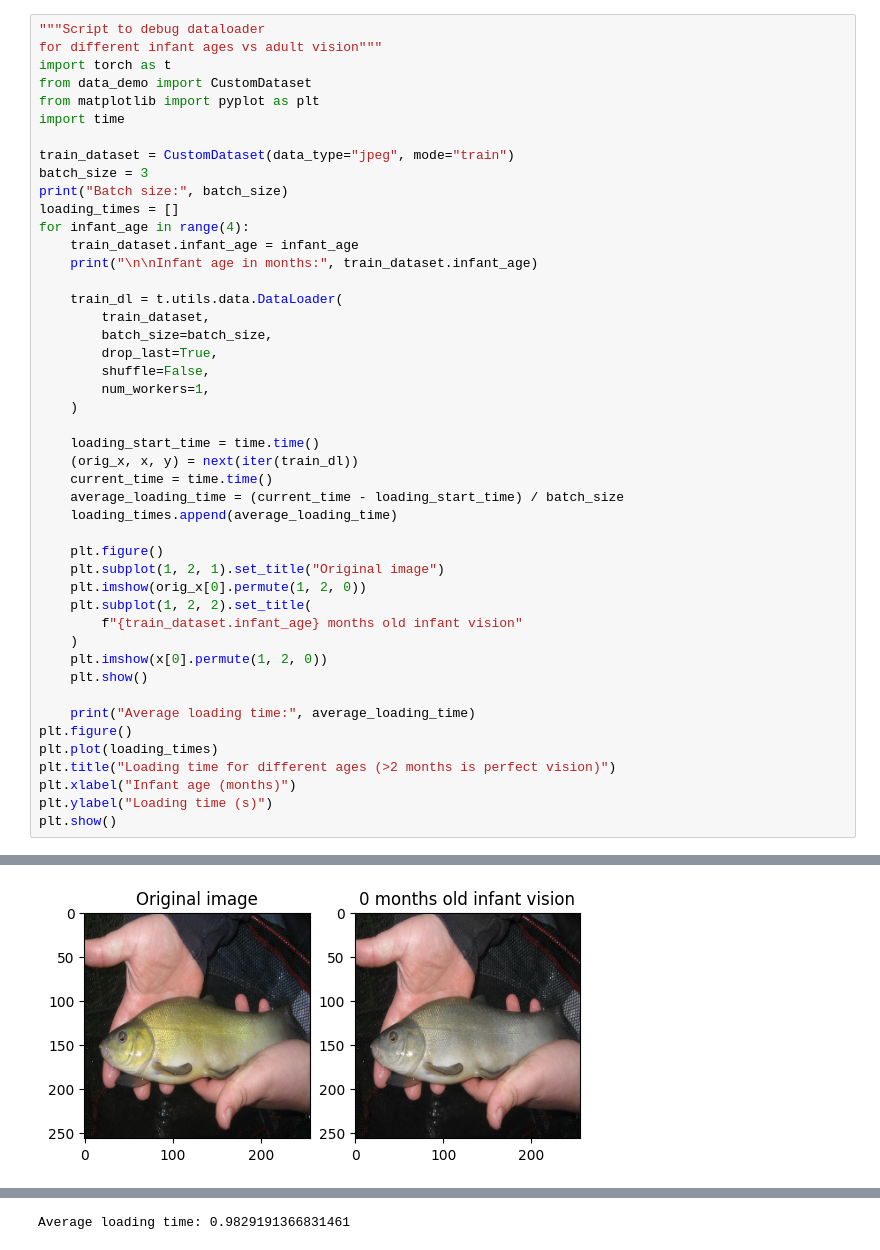
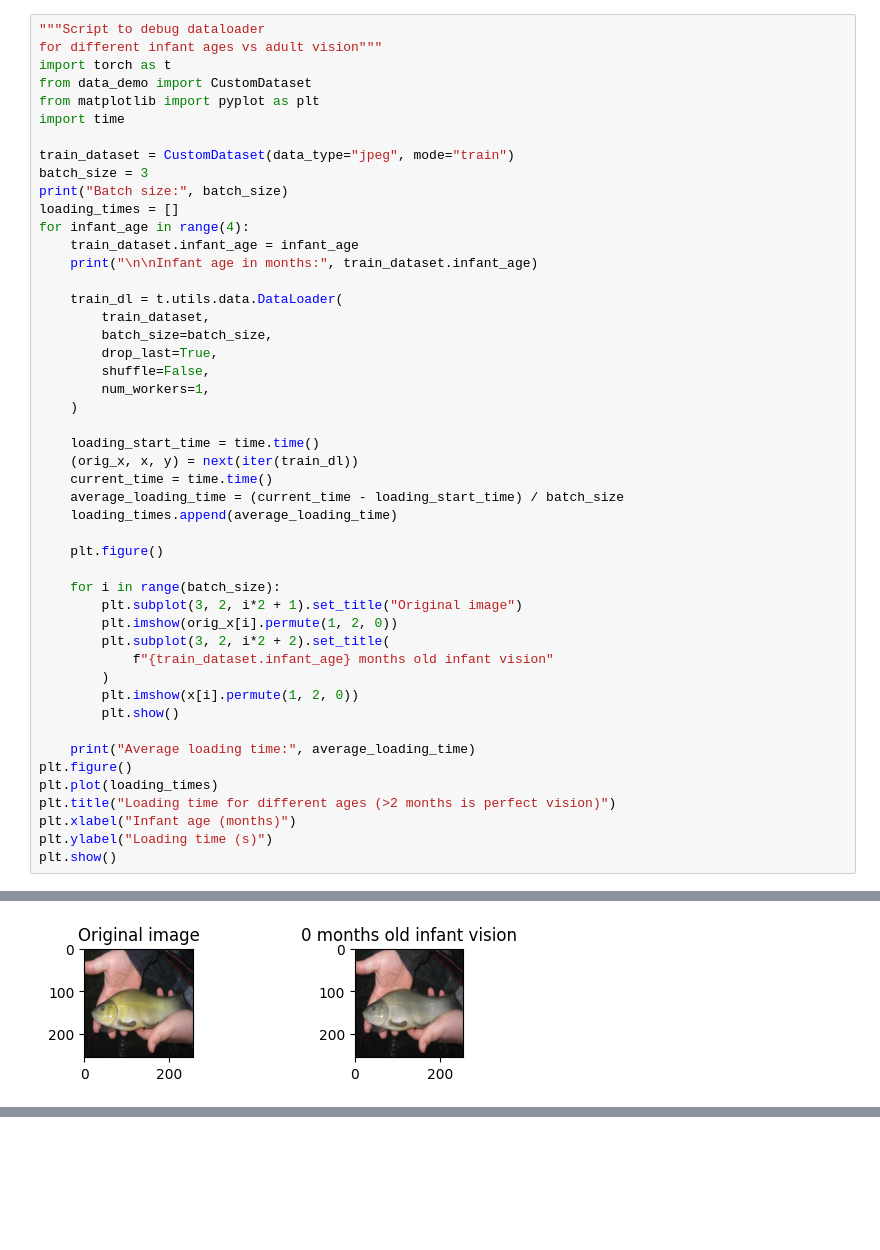
Before and after one commit to kamsur/CompVis, a Jupyter notebook: Part_1/dataloader_demo.ipynb, the cells around one changed output, grey strips where cells are left out. Cells and saved outputs as stored; diff of their text form; blank space fills up the shorter version.

Commit message:
images added

```diff
--- a/Part_1/dataloader_demo.ipynb
+++ b/Part_1/dataloader_demo.ipynb
@@ -16,38 +16,40 @@ for infant_age in range(4):
 
     train_dl = t.utils.data.DataLoader(
         train_dataset,
         batch_size=batch_size,
         drop_last=True,
         shuffle=False,
         num_workers=1,
     )
 
     loading_start_time = time.time()
     (orig_x, x, y) = next(iter(train_dl))
     current_time = time.time()
     average_loading_time = (current_time - loading_start_time) / batch_size
     loading_times.append(average_loading_time)
 
     plt.figure()
-    plt.subplot(1, 2, 1).set_title("Original image")
-    plt.imshow(orig_x[0].permute(1, 2, 0))
-    plt.subplot(1, 2, 2).set_title(
-        f"{train_dataset.infant_age} months old infant vision"
-    )
-    plt.imshow(x[0].permute(1, 2, 0))
-    plt.show()
+
+    for i in range(batch_size):
+        plt.subplot(3, 2, i*2 + 1).set_title("Original image")
+        plt.imshow(orig_x[i].permute(1, 2, 0))
+        plt.subplot(3, 2, i*2 + 2).set_title(
+            f"{train_dataset.infant_age} months old infant vision"
+        )
+        plt.imshow(x[i].permute(1, 2, 0))
+        plt.show()
 
     print("Average loading time:", average_loading_time)
 plt.figure()
 plt.plot(loading_times)
 plt.title("Loading time for different ages (>2 months is perfect vision)")
 plt.xlabel("Infant age (months)")
 plt.ylabel("Loading time (s)")
 plt.show()
 # %% [output]
 Found 107 images
 Batch size: 3
 
 
 Infant age in months: 0
-[figure, old version]
+[figure, new version]
@@ -69 +72,0 @@ Infant age in months: 3
-Average loading time: 0.9829191366831461
```
Also changed, not shown: parts of 1 cell of this notebook, 12 other files.
